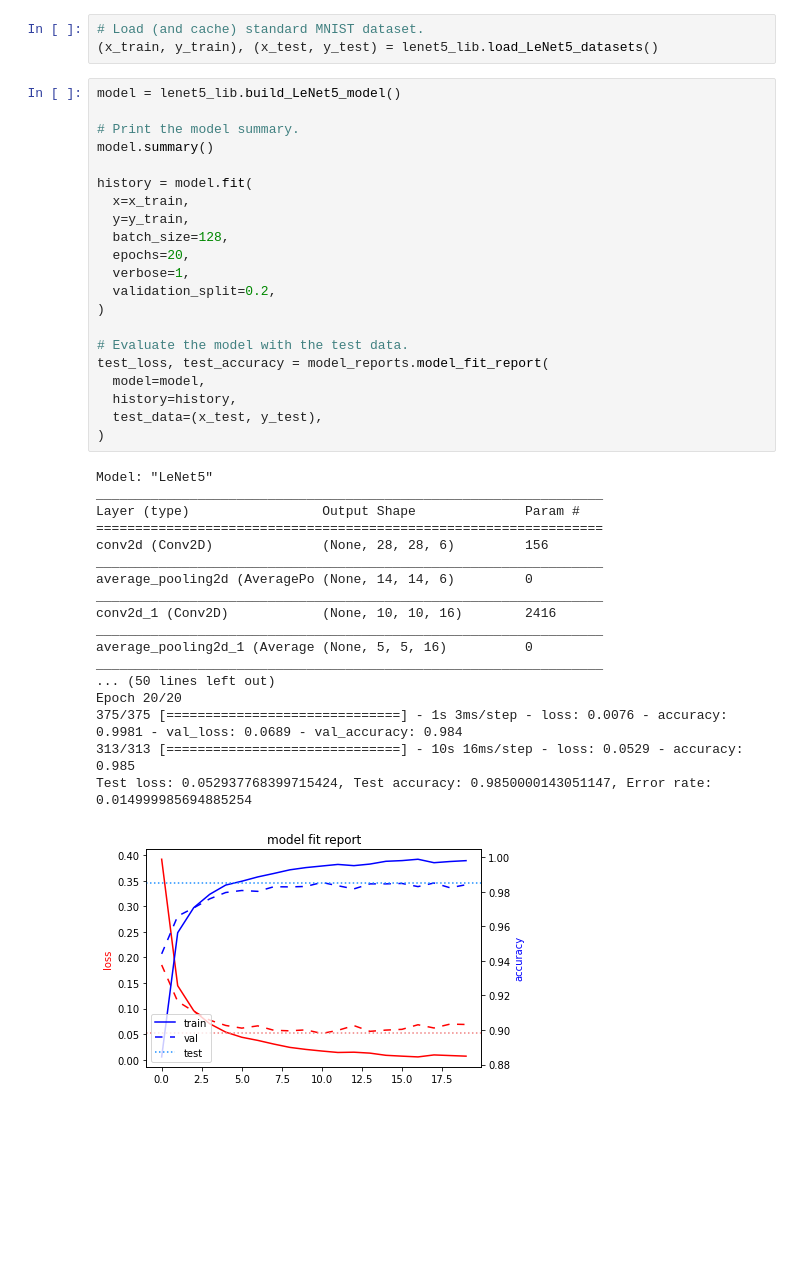
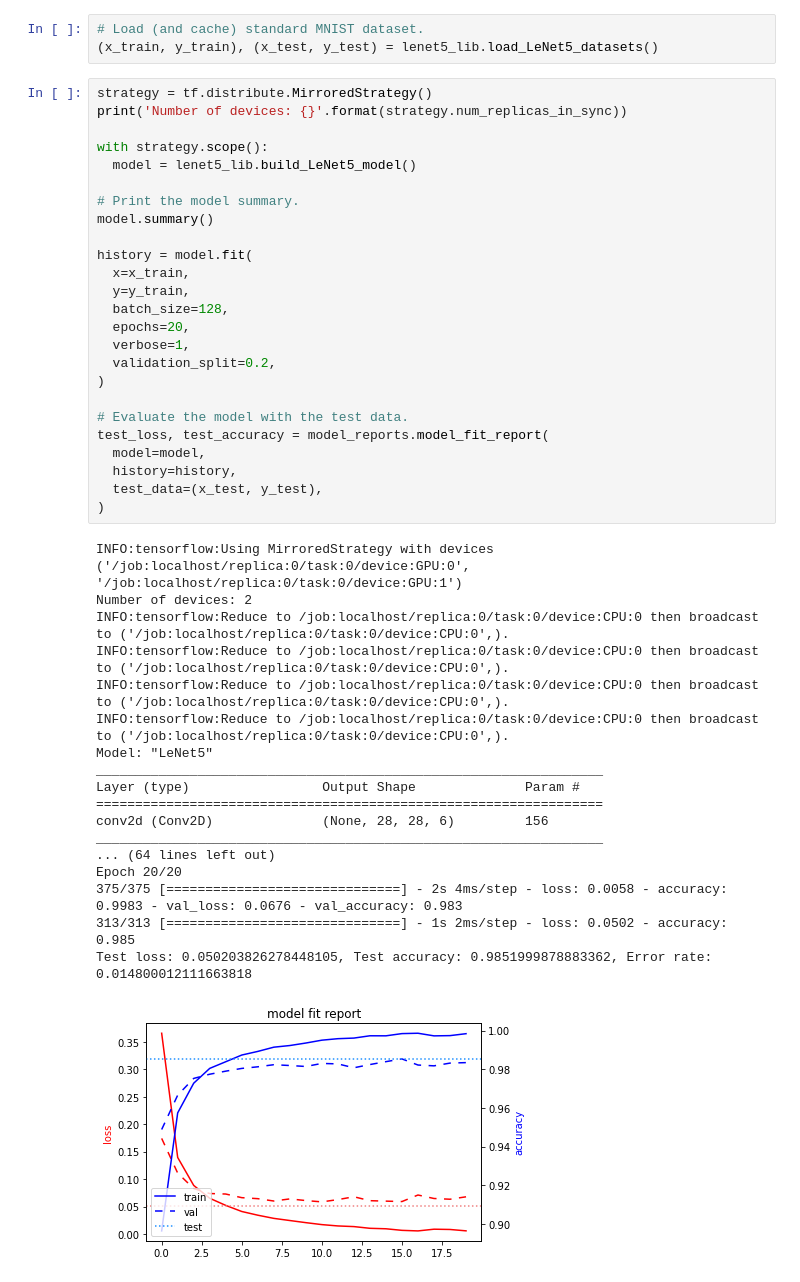
Before and after one commit to crutcher/smot, a Jupyter notebook: smot/problems/mnist/LeNet5/mnist_lenet5_notebook.ipynb, the cells around one changed output. Saved outputs shown, nothing was run; the diff lists cells and outputs as text; blank space fills up the shorter version.

```diff
--- a/smot/problems/mnist/LeNet5/mnist_lenet5_notebook.ipynb
+++ b/smot/problems/mnist/LeNet5/mnist_lenet5_notebook.ipynb
@@ -5,42 +7,46 @@ from smot.problems.mnist.LeNet5 import lenet5_lib
 # Load (and cache) standard MNIST dataset.
 (x_train, y_train), (x_test, y_test) = lenet5_lib.load_LeNet5_datasets()
 # %%
-model = lenet5_lib.build_LeNet5_model()
+strategy = tf.distribute.MirroredStrategy()
+print('Number of devices: {}'.format(strategy.num_replicas_in_sync))
+
+with strategy.scope():
+  model = lenet5_lib.build_LeNet5_model()
 
 # Print the model summary.
 model.summary()
 
 history = model.fit(
   x=x_train,
   y=y_train,
   batch_size=128,
   epochs=20,
   verbose=1,
   validation_split=0.2,
 )
 
 # Evaluate the model with the test data.
 test_loss, test_accuracy = model_reports.model_fit_report(
   model=model,
   history=history,
   test_data=(x_test, y_test),
 )
 # %% [output]
+INFO:tensorflow:Using MirroredStrategy with devices ('/job:localhost/replica:0/task:0/device:GPU:0', '/job:localhost/replica:0/task:0/device:GPU:1')
+Number of devices: 2
+INFO:tensorflow:Reduce to /job:localhost/replica:0/task:0/device:CPU:0 then broadcast to ('/job:localhost/replica:0/task:0/device:CPU:0',).
+INFO:tensorflow:Reduce to /job:localhost/replica:0/task:0/device:CPU:0 then broadcast to ('/job:localhost/replica:0/task:0/device:CPU:0',).
+INFO:tensorflow:Reduce to /job:localhost/replica:0/task:0/device:CPU:0 then broadcast to ('/job:localhost/replica:0/task:0/device:CPU:0',).
+INFO:tensorflow:Reduce to /job:localhost/replica:0/task:0/device:CPU:0 then broadcast to ('/job:localhost/replica:0/task:0/device:CPU:0',).
 Model: "LeNet5"
 _________________________________________________________________
 Layer (type)                 Output Shape              Param #
 =================================================================
 conv2d (Conv2D)              (None, 28, 28, 6)         156
 _________________________________________________________________
-average_pooling2d (AveragePo (None, 14, 14, 6)         0
-_________________________________________________________________
-conv2d_1 (Conv2D)            (None, 10, 10, 16)        2416
-_________________________________________________________________
-average_pooling2d_1 (Average (None, 5, 5, 16)          0
-_________________________________________________________________
-... (50 lines left out)
+... (64 lines left out)
 Epoch 20/20
-375/375 [==============================] - 1s 3ms/step - loss: 0.0076 - accuracy: 0.9981 - val_loss: 0.0689 - val_accuracy: 0.984
-313/313 [==============================] - 10s 16ms/step - loss: 0.0529 - accuracy: 0.985
-Test loss: 0.052937768399715424, Test accuracy: 0.9850000143051147, Error rate: 0.014999985694885254
+375/375 [==============================] - 2s 4ms/step - loss: 0.0058 - accuracy: 0.9983 - val_loss: 0.0676 - val_accuracy: 0.983
+313/313 [==============================] - 1s 2ms/step - loss: 0.0502 - accuracy: 0.985
+Test loss: 0.050203826278448105, Test accuracy: 0.9851999878883362, Error rate: 0.014800012111663818
-[figure, old version]
+[figure, new version]
```
Also changed, not shown: parts of 1 cell of this notebook, 4 other files.
